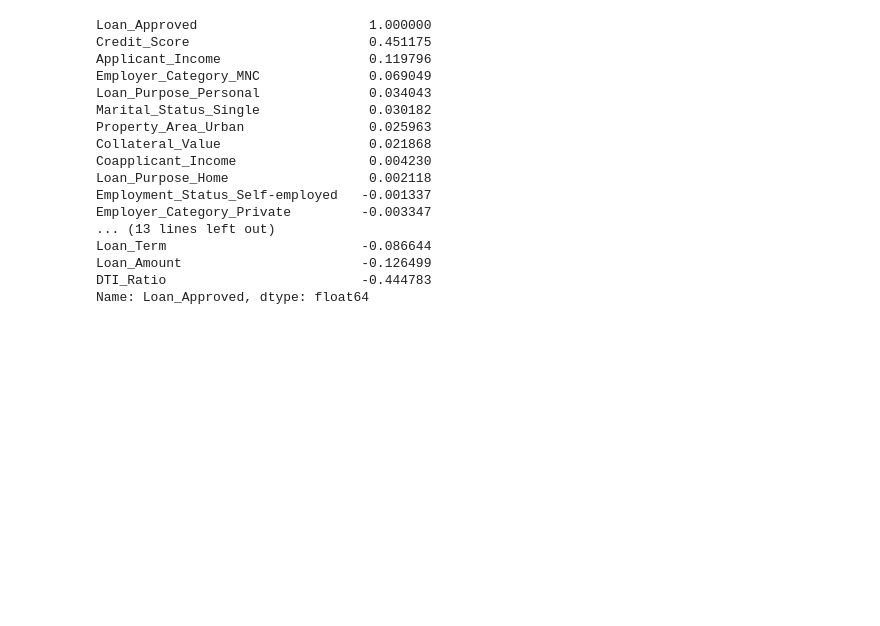
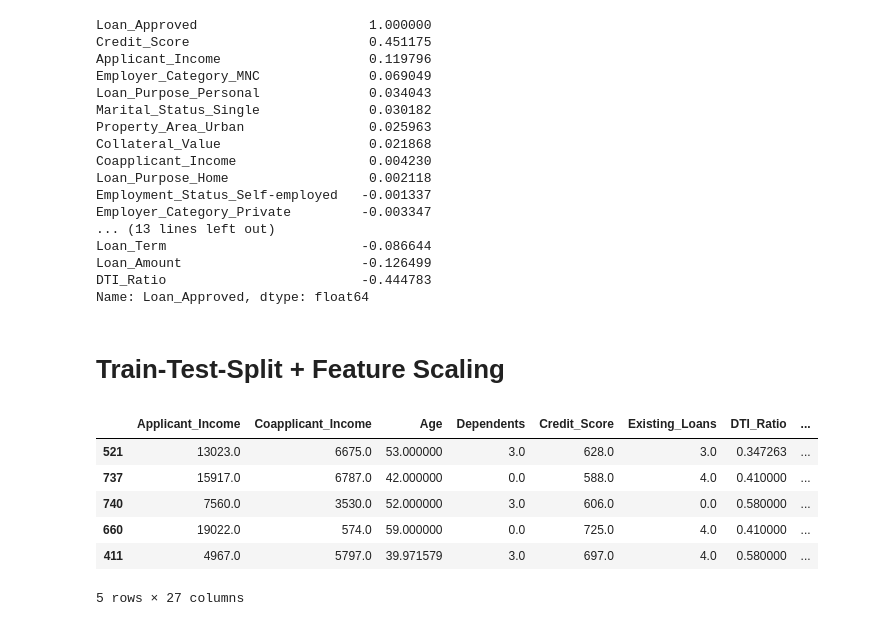
Before and after one commit to MohammedGousemohiyuddinYekkaluru/Credit-Wise-Loan-System, a Jupyter notebook: credit_wise_loan.ipynb, the cells around one changed output. Drawn from its saved outputs; the diff is of its cells as text; code cells hidden in the pictures; blank space fills up the shorter version.

Commit message:
Add train_test_split and scale the data using StandardScaler

```diff
--- a/credit_wise_loan.ipynb
+++ b/credit_wise_loan.ipynb
@@ -317,3 +317,20 @@ Loan_Term                         -0.086644
 Loan_Amount                       -0.126499
 DTI_Ratio                         -0.444783
 Name: Loan_Approved, dtype: float64
+# %% [markdown]
+# Train-Test-Split + Feature Scaling
+# %%
+X = df.drop("Loan_Approved", axis=1)
+y = df["Loan_Approved"]
+# %%
+X_train, X_test, y_train, y_test = train_test_split(X, y, test_size=0.2, random_state=42)
+
+X_test.head()
+# %% [output]
+|  | Applicant_Income | Coapplicant_Income | Age | Dependents | Credit_Score | Existing_Loans | DTI_Ratio | ... |
+| 521 | 13023.0 | 6675.0 | 53.000000 | 3.0 | 628.0 | 3.0 | 0.347263 | ... |
+| 737 | 15917.0 | 6787.0 | 42.000000 | 0.0 | 588.0 | 4.0 | 0.410000 | ... |
+| 740 | 7560.0 | 3530.0 | 52.000000 | 3.0 | 606.0 | 0.0 | 0.580000 | ... |
+| 660 | 19022.0 | 574.0 | 59.000000 | 0.0 | 725.0 | 4.0 | 0.410000 | ... |
+| 411 | 4967.0 | 5797.0 | 39.971579 | 3.0 | 697.0 | 4.0 | 0.580000 | ... |
+5 rows × 27 columns
```
Also changed, not shown: parts of 1 cell of this notebook.
